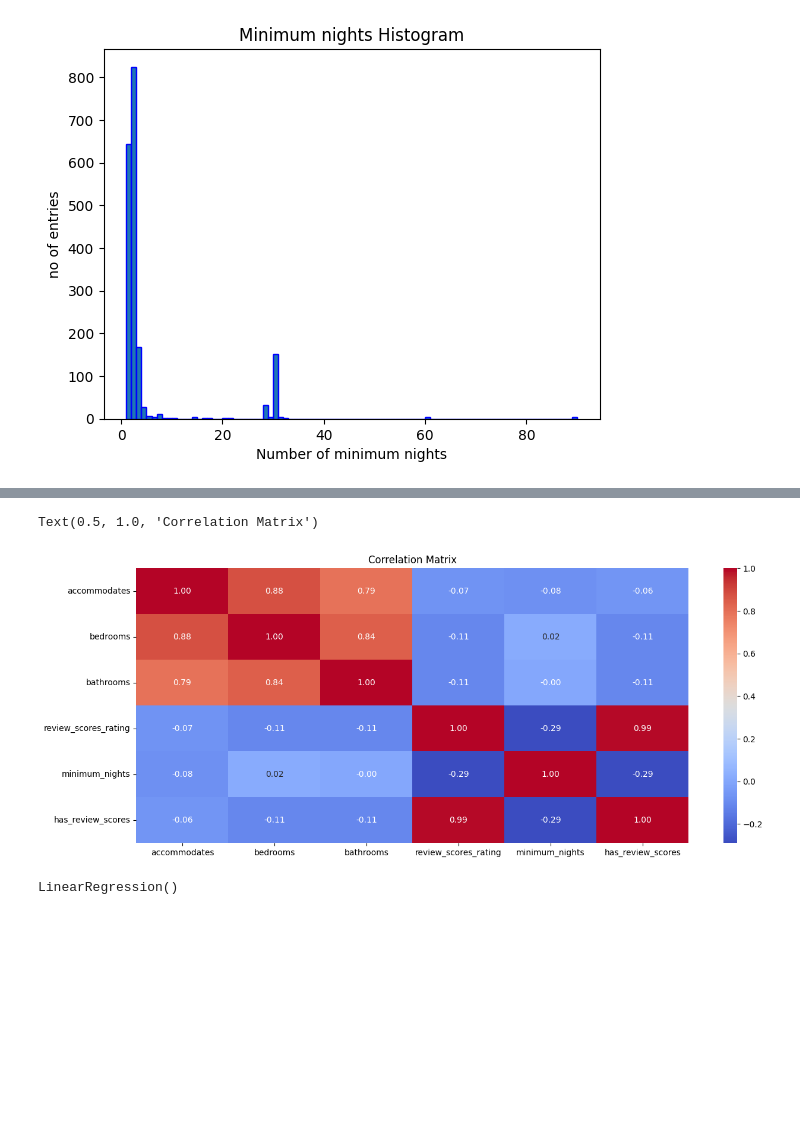
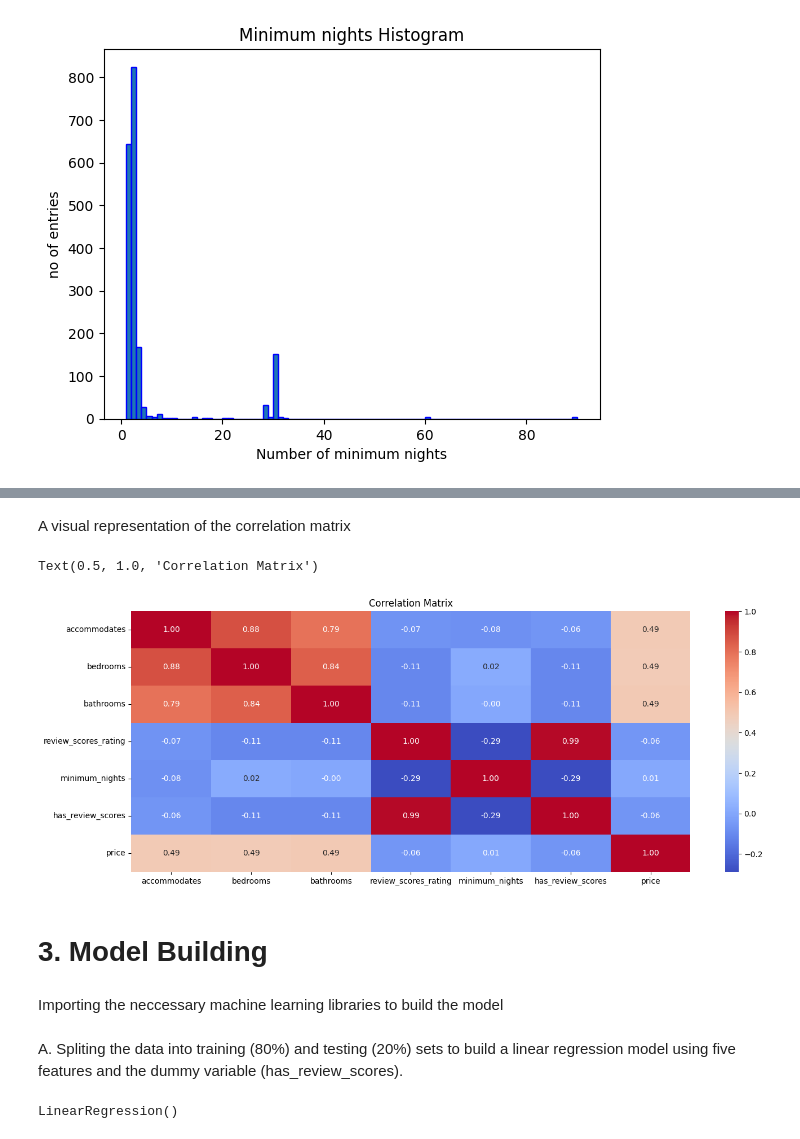
Before and after one commit to Vineet-Reddy-Saddi/Linear-Regression-Model, a Jupyter notebook: Assignment_1.ipynb, the cells around one changed output, grey strips where cells are left out. Cells and saved outputs as stored; diff of their text form; code cells hidden in the pictures; blank space fills up the shorter version.

```diff
--- a/Assignment_1.ipynb
+++ b/Assignment_1.ipynb
@@ -179,6 +200,6 @@ np.int64(108)
 # %%
 df_ash["review_scores_rating"] = df_ash["review_scores_rating"].fillna(0)
-df_ash["has_review_scores"] = (df_ash["review_scores_rating"] > 0).astype(int)
+df_ash["has_review_scores"] = df_ash["review_scores_rating"].apply(lambda x: 1 if x > 0 else 0)
 # %%
 df_ash["review_scores_rating"].isnull().sum()
 # %% [output]
@@ -191,4 +212,4 @@ has_review_scores
 0     108
 Name: count, dtype: int64
 # %%
-df_model=df_ash[["accommodates","bedrooms","bathrooms","review_scores_rating","minimum_nights","has_review_scores"]]
+df_model=df_ash[["accommodates","bedrooms","bathrooms","review_scores_rating","minimum_nights","has_review_scores","price"]]
@@ -325,12 +355,18 @@ correlation_matrix
+# %% [markdown]
+A visual representation of the correlation matrix
 # %%
 import seaborn as sns
-plt.figure(figsize=(15, 6))
+plt.figure(figsize=(16, 6))
 heatmap=sns.heatmap(correlation_matrix, annot=True, cmap="coolwarm", fmt=".2f")
 heatmap.set_xticklabels(heatmap.get_xticklabels(), rotation = 0, fontsize = 10)
 plt.title("Correlation Matrix")
 # %% [output]
 Text(0.5, 1.0, 'Correlation Matrix')
-[figure, old version]
+[figure, new version]
+# %% [markdown]
+# 3. Model Building
+# %% [markdown]
+Importing the neccessary machine learning libraries to build the model
 # %%
 from sklearn.model_selection import train_test_split
 from sklearn.linear_model import LinearRegression
@@ -338 +375,3 @@ from sklearn.metrics import mean_squared_error,r2_score
+# %% [markdown]
+A.	Spliting the data into training (80%) and testing (20%) sets to build a linear regression model using five features and the dummy variable (has_review_scores).
 # %%
```
Also changed, not shown: parts of 29 cells of this notebook.
